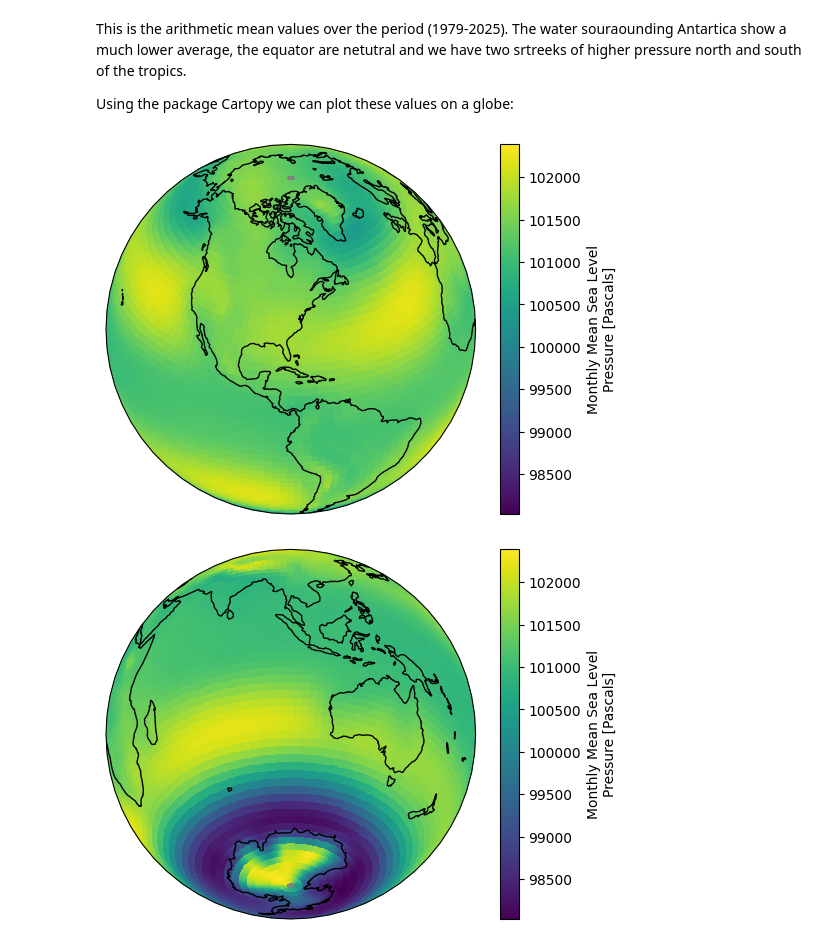
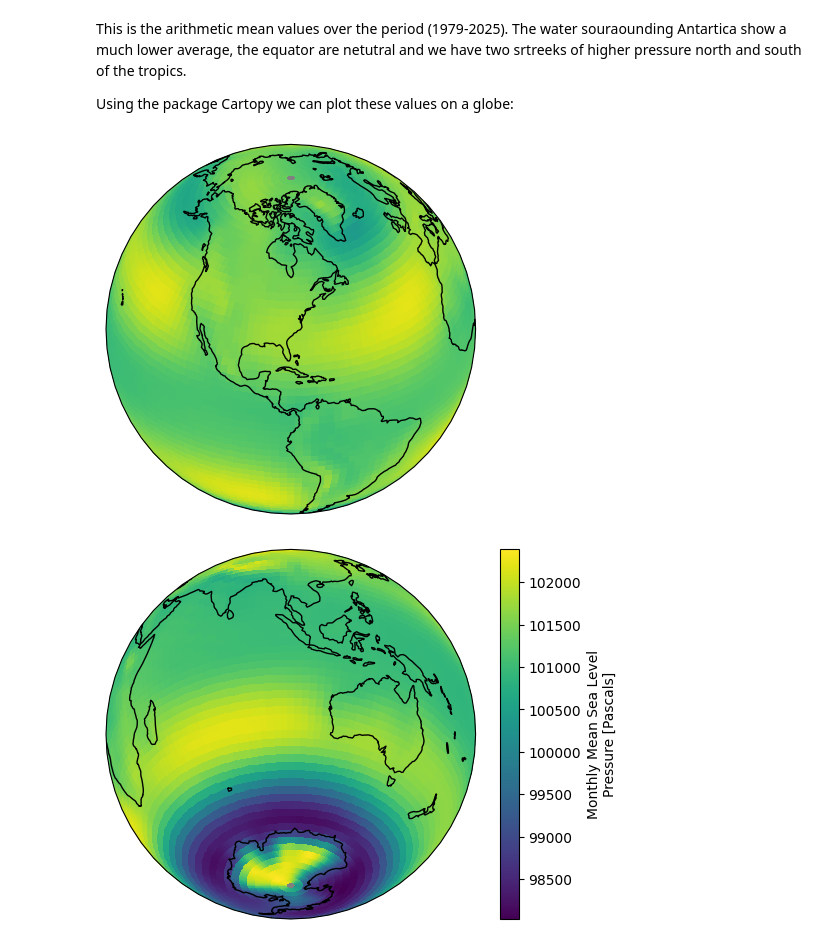
Before and after one commit to johanmon/Statistics, a Jupyter notebook: project/first.ipynb, the cells around one changed output. Cells and saved outputs as stored; diff of their text form; code cells hidden in the pictures.

```diff
--- a/project/first.ipynb
+++ b/project/first.ipynb
@@ -68,14 +86,17 @@ Using the package Cartopy we can plot these values on a globe:
 # %%
 
 p = mn.mslp.plot(
     subplot_kws=dict(projection=ccrs.Orthographic(-80, 35), facecolor="gray"),
     transform=ccrs.PlateCarree(),
+    add_colorbar=False,
 )
 p.axes.set_global()
 
 p.axes.coastlines();
+
+plt.savefig('mean-north.pdf')
 # %% [output]
-[figure, old version]
+[figure, new version]
 # %%
 p = mn.mslp.plot(
     subplot_kws=dict(projection=ccrs.Orthographic(100, -35), facecolor="gray"),
```
Also changed, not shown: parts of 44 cells of this notebook, 25 other files.
